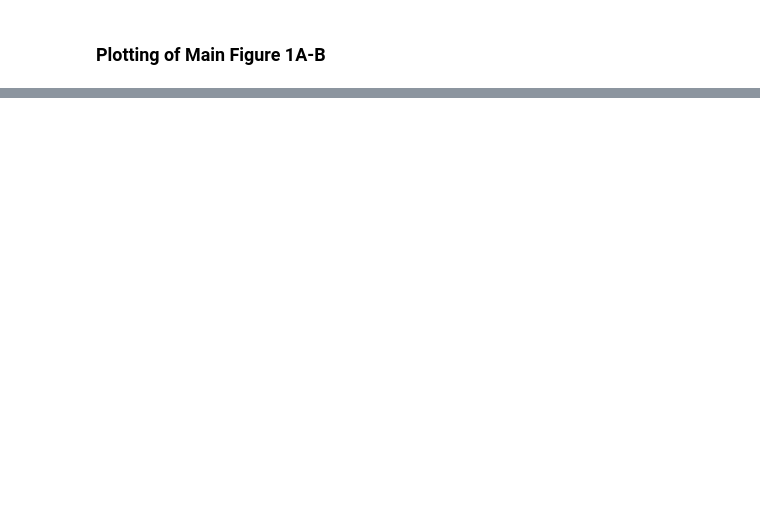
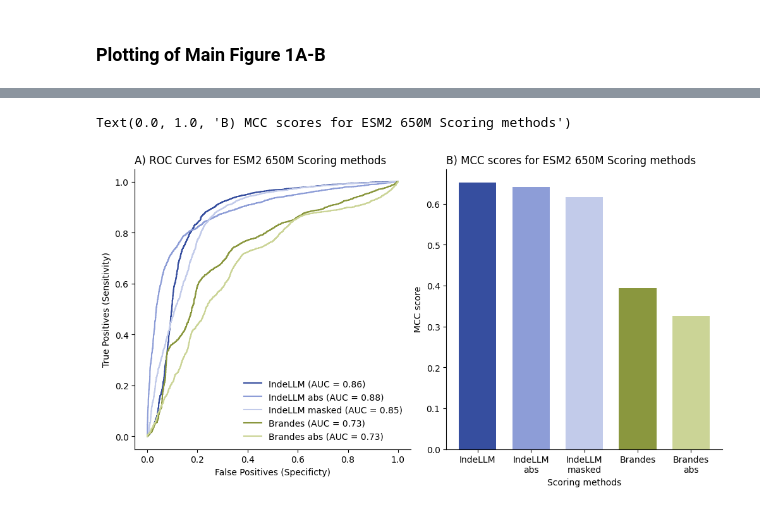
Before and after one commit to OriolGraCar/IndeLLM, a Jupyter notebook: Analysis/Analysis.ipynb, the cells around one changed output, grey strips where cells are left out. Cells and saved outputs as stored; diff of their text form; code cells hidden in the pictures; blank space fills up the shorter version.

Commit message:
Updated data and analysis folders, readme, cut sequences

```diff
--- a/Analysis/Analysis.ipynb
+++ b/Analysis/Analysis.ipynb
@@ -13,7 +13,7 @@ import pandas as pd
 
 #Import datasets
 alldata = pd.read_csv("../Data/Indels_Full.csv")
-Cannonetal = pd.read_csv("../Data/Indels_Cannonetal.csv")
+Cannonetal = pd.read_csv("Indels_Cannonetal.csv")
 train = pd.read_csv("../Data/train.csv")
 val = pd.read_csv("../Data/val.csv")
 test = pd.read_csv("../Data/test.csv")
@@ -26,4 +26,13 @@ scoresESM2_150M = pd.read_csv("../Data/scores_ESM2_150M.csv")
 scoresESM2_650M = pd.read_csv("../Data/scores_ESM2_650M.csv")
 scoresESM2_650M_masked = pd.read_csv("../Data/scores_ESM2_650M_masked.csv")
 scoresESM3 = pd.read_csv("../Data/scores_ESM3.csv")
-scoresProtTrans = pd.read_csv("../Data/scores_ProtTrans.csv")
+scoresProtTrans = pd.read_csv("../Data/scores_ProtBert.csv")
+
+#Import siamese model scores
+siamese_m4_train = pd.read_csv("Data/siamese_m4_train.csv")
+siamese_m4_val = pd.read_csv("siamese_m4_val.csv")
+siamese_m4_test = pd.read_csv("siamese_m4_test.csv")
+siamese_m4_alldata = pd.read_csv("siamese_m4_alldata.csv")
+
+#import dataset with metrics
+metrics_df = pd.read_csv("metrics.csv", index_col='Model')
@@ -1347,0 +56,55 @@ Text(0.0, 1.0, 'B) MCC scores for PLMs')
+# %%
+import matplotlib.pyplot as plt
+import matplotlib.gridspec as gridspec
+import seaborn as sns
+import numpy as np
+from sklearn import metrics
+from sklearn.metrics import f1_score, matthews_corrcoef, confusion_matrix
+
+fpr_ESM2650M_IndeLLM, tpr_ESM2650M_IndeLLM, thersholds_ESM2650M_IndeLLM = metrics.roc_curve(alldata['label'].values, scoresESM2_650M['dif_IndeLLM'].values, pos_label=0)
+fpr_ESM2650M_IndeLLM_abs, tpr_ESM2650M_IndeLLM_abs, thersholds_ESM2650M_IndeLLM_abs = metrics.roc_curve(alldata['label'].values, scoresESM2_650M['dif_IndeLLM_abs'].values, pos_label=1) #abs scores are flipped
+fpr_ESM2650M_masked_IndeLLM, tpr_ESM2650M_masked_IndeLLM, thersholds_ESM2650M_masked_IndeLLM = metrics.roc_curve(alldata['label'].values, scoresESM2_650M_masked['dif_IndeLLM'].values, pos_label=0)
+fpr_ESM2650M_Brandes, tpr_ESM2650M_Brandes, thersholds_ESM2650M_Brandes = metrics.roc_curve(alldata['label'].values, scoresESM2_650M['dif_Brandes'].values, pos_label=0)
+fpr_ESM2650M_Brandes_abs, tpr_ESM2650M_Brandes_abs, thersholds_ESM2650M_Brandes_abs = metrics.roc_curve(alldata['label'].values, scoresESM2_650M['dif_Brandes_abs'].values, pos_label=1) #abs scors are flipped
+
+colors = {
+    'IndeLLM': '#364e9f',
+    'IndeLLM abs': '#8d9dd7',
+    'IndeLLM masked': '#C2CBEA',
+    'Brandes': '#8a973e',
+    'Brandes abs': '#CBD496'
+}
+
+scores_label = ['IndeLLM', 'IndeLLM\nabs', 'IndeLLM\nmasked', 'Brandes', 'Brandes\nabs']
+metrics_df_filtered_scores = metrics_df.loc[[score.replace('\n', ' ') for score in scores_label], :]
+n_methods = len(scores_label)
+bar_width = 0.7
+r1 = np.arange(n_methods)
+
+f, axes = plt.subplots(1,2)
+f.set_figheight(5)
+f.set_figwidth(10)
+f.tight_layout(pad=1)
+axes[0].plot(fpr_ESM2650M_IndeLLM, tpr_ESM2650M_IndeLLM, label = "IndeLLM (AUC = "+str(round(metrics_df.loc['IndeLLM', 'AUC'], 2))+")", color = "#364e9f")
+axes[0].plot(fpr_ESM2650M_IndeLLM_abs, tpr_ESM2650M_IndeLLM_abs, label = "IndeLLM abs (AUC = "+str(round(metrics_df.loc['IndeLLM abs', 'AUC'], 2))+")", color = "#8d9dd7")
+axes[0].plot(fpr_ESM2650M_masked_IndeLLM, tpr_ESM2650M_masked_IndeLLM, label = "IndeLLM masked (AUC = "+str(round(metrics_df.loc['IndeLLM masked', 'AUC'], 2))+")", color = "#C2CBEA")
+axes[0].plot(fpr_ESM2650M_Brandes, tpr_ESM2650M_Brandes, label = "Brandes (AUC = "+str(round(metrics_df.loc['Brandes', 'AUC'], 2))+")", color = "#8a973e")
+axes[0].plot(fpr_ESM2650M_Brandes_abs, tpr_ESM2650M_Brandes_abs, label = "Brandes abs (AUC = "+str(round(metrics_df.loc['Brandes', 'AUC'], 2))+")", color = "#CBD496")
+axes[0].set_xlabel('False Positives (Specificty)')
+axes[0].set_ylabel('True Positives (Sensitivity)')
+axes[0].set_title("A) ROC Curves for ESM2 650M Scoring methods", loc = 'left')
+axes[0].legend(loc = 'best', frameon=False)
+axes[0].spines['top'].set_visible(False)
+axes[0].spines['right'].set_visible(False)
+axes[1].bar(r1, metrics_df_filtered_scores['MCC'], color=[colors[score.replace('\n', ' ')] for score in scores_label], width=bar_width)
+axes[1].set_ylabel('MCC score')
+axes[1].set_xlabel('Scoring methods')
+axes[1].set_xticks(r1)
+axes[1].set_xticklabels(scores_label)
+axes[1].legend(fontsize = 8, frameon=False)
+axes[1].spines['top'].set_visible(False)
+axes[1].spines['right'].set_visible(False)
+axes[1].set_title('B) MCC scores for ESM2 650M Scoring methods', loc = 'left')
+# %% [output]
+Text(0.0, 1.0, 'B) MCC scores for ESM2 650M Scoring methods')
+[figure, added]
```
Also changed, not shown: parts of 52 cells of this notebook, 23 other files.
